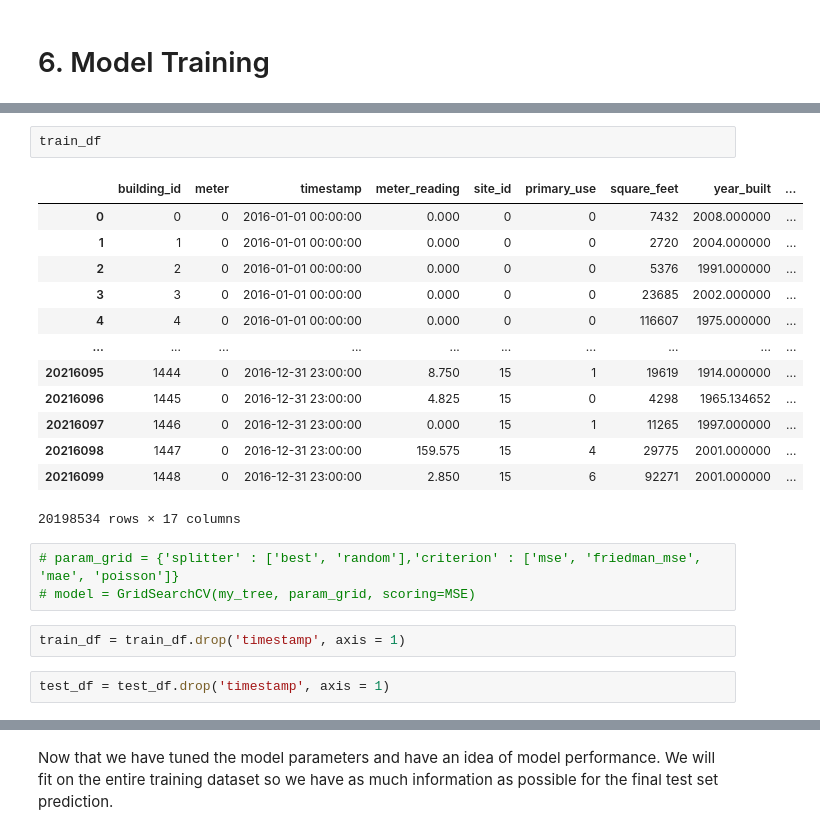
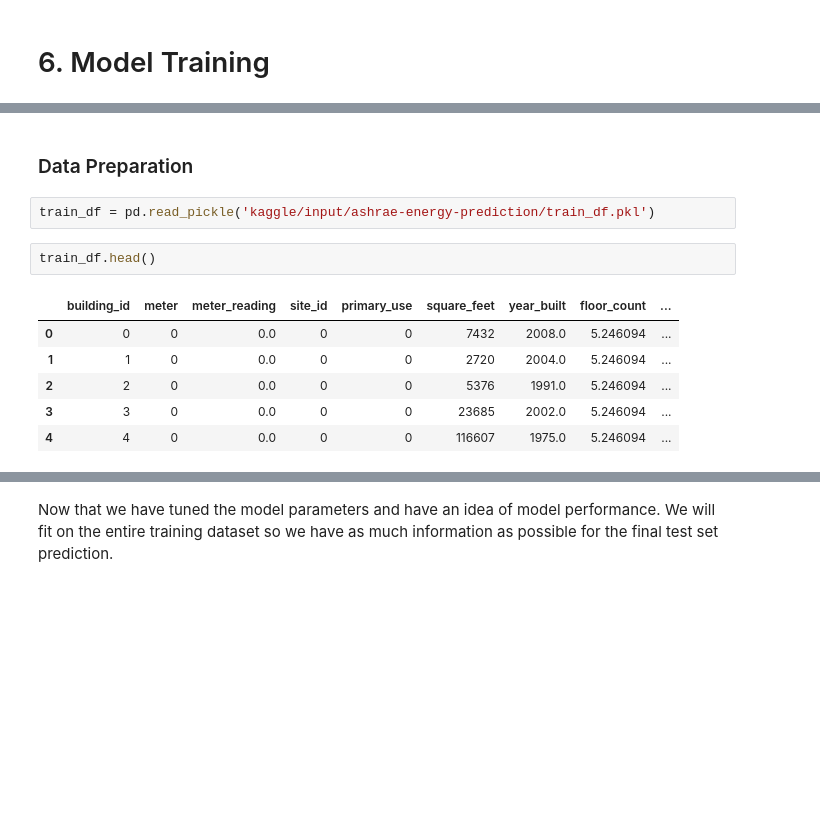
Before and after one commit to DataCampM2DSSAF/suivi_ashrae_fadadedata, a Jupyter notebook: src/notebook_principal.ipynb, the cells around one changed output, grey strips where cells are left out. Drawn from its saved outputs; the diff is of its cells as text; blank space fills up the shorter version.

```diff
--- a/src/notebook_principal.ipynb
+++ b/src/notebook_principal.ipynb
@@ -1137,23 +1134,13 @@ See the caveats in the documentation: https://pandas.pydata.org/pandas-docs/stab
+# %% [markdown]
+### Data Preparation
+# %%
+train_df = pd.read_pickle('kaggle/input/ashrae-energy-prediction/train_df.pkl')
 # %%
-train_df
+train_df.head()
 # %% [output]
-|  | building_id | meter | timestamp | meter_reading | site_id | primary_use | square_feet | year_built | ... |
-| 0 | 0 | 0 | 2016-01-01 00:00:00 | 0.000 | 0 | 0 | 7432 | 2008.000000 | ... |
-| 1 | 1 | 0 | 2016-01-01 00:00:00 | 0.000 | 0 | 0 | 2720 | 2004.000000 | ... |
-| 2 | 2 | 0 | 2016-01-01 00:00:00 | 0.000 | 0 | 0 | 5376 | 1991.000000 | ... |
-| 3 | 3 | 0 | 2016-01-01 00:00:00 | 0.000 | 0 | 0 | 23685 | 2002.000000 | ... |
-| 4 | 4 | 0 | 2016-01-01 00:00:00 | 0.000 | 0 | 0 | 116607 | 1975.000000 | ... |
-| ... | ... | ... | ... | ... | ... | ... | ... | ... | ... |
-| 20216095 | 1444 | 0 | 2016-12-31 23:00:00 | 8.750 | 15 | 1 | 19619 | 1914.000000 | ... |
-| 20216096 | 1445 | 0 | 2016-12-31 23:00:00 | 4.825 | 15 | 0 | 4298 | 1965.134652 | ... |
-| 20216097 | 1446 | 0 | 2016-12-31 23:00:00 | 0.000 | 15 | 1 | 11265 | 1997.000000 | ... |
-| 20216098 | 1447 | 0 | 2016-12-31 23:00:00 | 159.575 | 15 | 4 | 29775 | 2001.000000 | ... |
-| 20216099 | 1448 | 0 | 2016-12-31 23:00:00 | 2.850 | 15 | 6 | 92271 | 2001.000000 | ... |
+|  | building_id | meter | meter_reading | site_id | primary_use | square_feet | year_built | floor_count | ... |
+| 0 | 0 | 0 | 0.0 | 0 | 0 | 7432 | 2008.0 | 5.246094 | ... |
+| 1 | 1 | 0 | 0.0 | 0 | 0 | 2720 | 2004.0 | 5.246094 | ... |
+| 2 | 2 | 0 | 0.0 | 0 | 0 | 5376 | 1991.0 | 5.246094 | ... |
+| 3 | 3 | 0 | 0.0 | 0 | 0 | 23685 | 2002.0 | 5.246094 | ... |
+| 4 | 4 | 0 | 0.0 | 0 | 0 | 116607 | 1975.0 | 5.246094 | ... |
-20198534 rows × 17 columns
-# %%
-# param_grid = {'splitter' : ['best', 'random'],'criterion' : ['mse', 'friedman_mse', 'mae', 'poisson']}
-# model = GridSearchCV(my_tree, param_grid, scoring=MSE)
-# %%
-train_df = train_df.drop('timestamp', axis = 1)
-# %%
-test_df = test_df.drop('timestamp', axis = 1)
```
Also changed, not shown: parts of 36 cells of this notebook.
